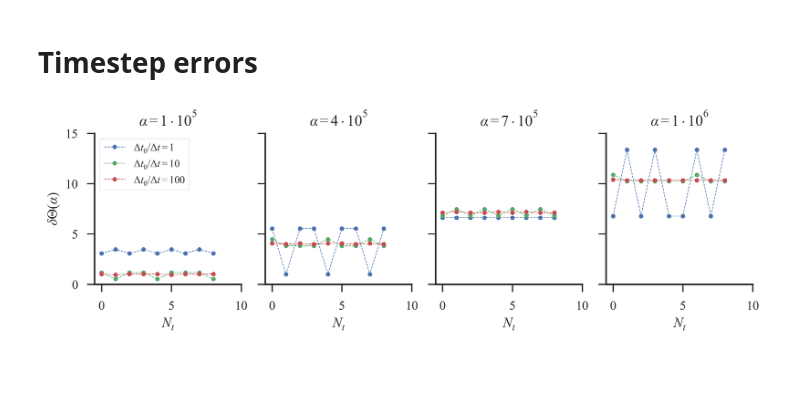
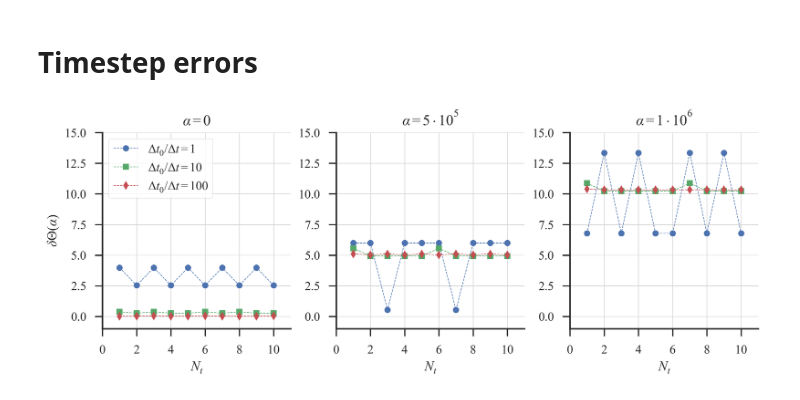
Before and after one commit to ckoerber/mercury-numerical, a Jupyter notebook: analysis/Figures.ipynb, the cells around one changed output. Cells and saved outputs as stored; diff of their text form; code cells hidden in the pictures; blank space fills up the shorter version.

```diff
--- a/analysis/Figures.ipynb
+++ b/analysis/Figures.ipynb
@@ -54,7 +63,7 @@ def get_delta_Theta(alpha, dt):
     Mvel = vec_vM0
 
     # find perihelion for each turn an print it out
-    while turns < max_turns:
+    while turns <= max_turns:
         vec_r_before_last = vec_r_last
         vec_r_last        = vector(Mpos)
         # update the velocity and position
@@ -81,6 +90,3 @@ def get_delta_Theta(alpha, dt):
     return np.array(list_angle)
 # %% [markdown]
 # Farming
-# %%
-angles=get_delta_Theta(0, dt0)
-print np.average(angles), np.std(angles)
@@ -89,6 +93,7 @@ print np.average(angles), np.std(angles)
 # %%
 dt_steps = [dt0/n for n in [1,2,5,10,20,50,100]]
 alphas   = np.linspace(1.e5, 1.e6, 10)
+alphas   = np.insert(alphas, [0], [0])
 
 data = list()
 
@@ -178,43 +185,53 @@ fig.savefig("alpha-angle.pdf", bbox_inches="tight")
 # %% [markdown]
 # Timestep errors
 # %%
-fig, axs = plt.subplots(figsize=(a4w, a4w/3), dpi=500, ncols=4, nrows=1, sharex=True, sharey=True)
+fig, axs = plt.subplots(figsize=(a4w, a4w/2.5), dpi=500, ncols=3, nrows=1, sharex=True, sharey=True)
 
 ax = fig.gca()
 
+markers = {
+    0: "o", 1:"s", 2:"d",
+}
 
-for alpha, ax in zip(df["alpha"].unique()[::3], axs):
+for nax, (alpha, ax) in enumerate(zip(df["alpha"].unique()[[0,5,10]], axs)):
     ax.set_xlabel(r"$N_t$")
-    for dt in df["dt"].unique()[[0,3,-1]]:
+    for ndt, dt in enumerate(df["dt"].unique()[[0,3,-1]]):
         tf = df.query("dt == @dt and alpha == @alpha")
         ind = tf.index[0]
-        ax.plot(tf.loc[ind,"angles"], marker=".", linestyle="--", lw=0.5,label="$\Delta t_0/\Delta t ={0:d}$".format(int(dt0/dt)))
-        title=r"$\alpha = {0:1.0e}$".format(alpha)
-        ax.set_title(re.sub("([0-9]+)e\+0([1-9]+)","\g<1> \cdot 10^{\g<2>}",title))
-        #ax.fill_between(
-        #    range(-1,12),
-        #    tf.loc[ind, "avg"]-tf.loc[ind, "std"],
-        #    tf.loc[ind, "avg"]+tf.loc[ind, "std"],
-        #    alpha=0.5,
-        #    zorder=-100+int(dt0/dt)
-        #)
+        ax.plot(
+            range(1,11),
+            tf.loc[ind,"angles"],
+            marker=markers[ndt], ms=5,
+            linestyle="--",
+            lw=0.5,
+            label="$\Delta t_0/\Delta t ={0:d}$".format(int(dt0/dt))
+        )
+        if alpha==0:
+            title=r"$\alpha = 0$"
+        else:
+            title=r"$\alpha = {0:1.0e}$".format(alpha)
+
+        ax.set_title(re.sub("([0-9]+)e\+0([0-9]+)","\g<1> \cdot 10^{\g<2>}",title))
+        ax.grid(color='lightgray', linestyle='-', linewidth=0.5)
+        ax.set_xticks([0,2,4,6,8,10])
+
 
 
 sns.despine()
 
-ax.set_xlim(-0.5, 10)
-ax.set_ylim(0,15)
+ax.set_xlim(0, 11)
+ax.set_ylim(-1,15)
 
 axs[0].set_ylabel(r"$\delta \Theta(\alpha)$")
 for n in range(1,4):
-    plt.setp(axs[n].get_yticklabels(),visible=False)
+    pass#plt.setp(axs[n].get_yticklabels(),visible=False)
 
-axs[0].legend(loc="upper left", frameon=True, fontsize="x-small")
+axs[0].legend(loc="upper left", frameon=True, fontsize="small")
 
 plt.tight_layout()
 
 plt.show(fig)
 # %% [output]
-[figure, old version]
+[figure, new version]
 # %%
 fig.savefig("angular-variaton.pdf", bbox_inches="tight")
```
Also changed, not shown: parts of 4 cells of this notebook, 2 other files.
